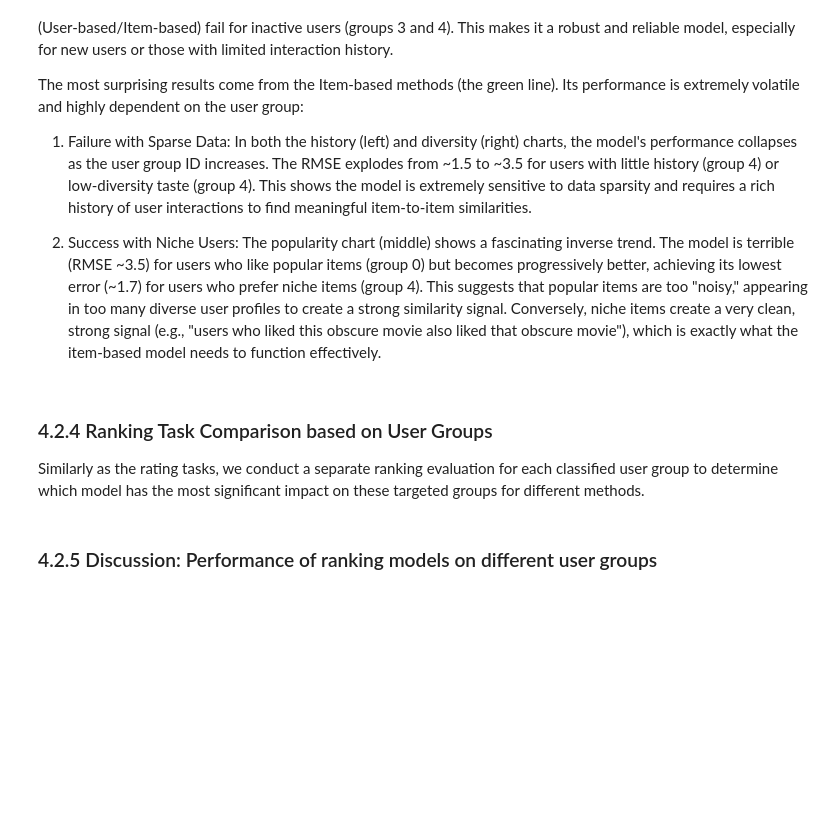
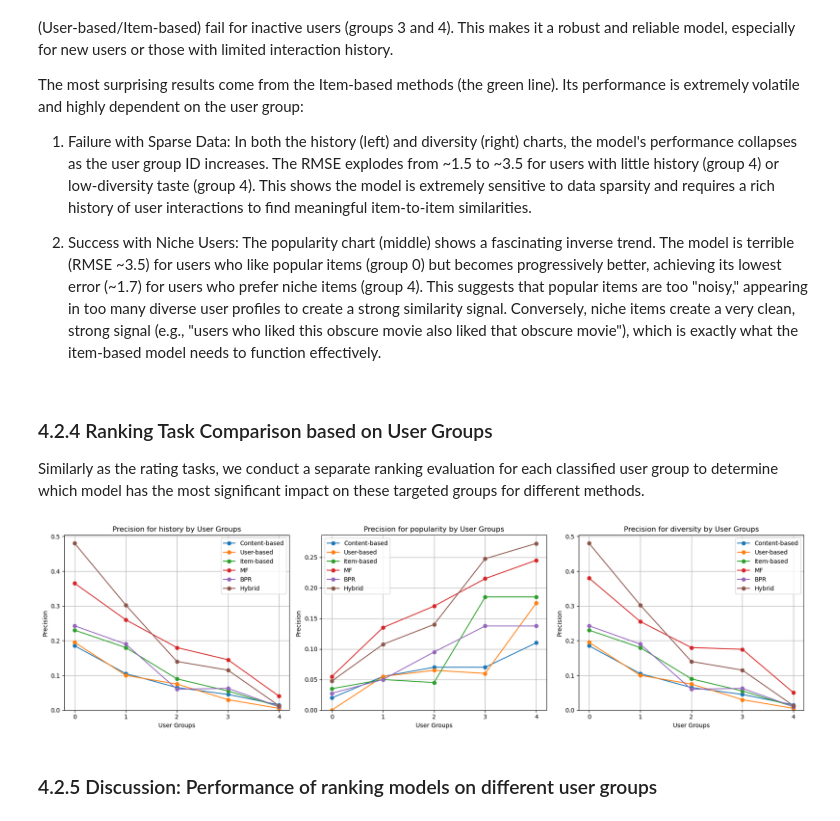
Before and after one commit to HJYblur/RecommenderSystem, a Jupyter notebook: Project-RecSys/2.ipynb, the cells around one changed output. Drawn from its saved outputs; the diff is of its cells as text; code cells hidden in the pictures; blank space fills up the shorter version.

Commit message:
Feat: Add display functions for ranking user groups

```diff
--- a/Project-RecSys/2.ipynb
+++ b/Project-RecSys/2.ipynb
@@ -3692,27 +3692,31 @@ def evaluate_ranking_user_group(test_data: pd.DataFrame, user_groups: dict, meth
             print(f"Group {group_id} has no test data.")
             continue
 
-        precision, recall, ndcg, mrr, map_score = None, None, None, None, None
         if method == 'Content-based':
-            precision, recall, ndcg, mrr, map_score = evaluate_content_based_ranking_prediction(train_data, group_test_data, content_type='full', aggregation_method='avg', k=batch_size_ranking_eval)
+            performance = evaluate_content_based_ranking_prediction(train_data, group_test_data, content_type='full', aggregation_method='avg', k=batch_size_ranking_eval)
         elif method == 'User-based':
             k = best_params['user_k']
-            precision, recall, ndcg, mrr, map_score = evaluate_user_cf_ranking_prediction(train_data, group_test_data, user_similarity_matrix, k)
+            performance = evaluate_user_cf_ranking_prediction(train_data, group_test_data, user_similarity_matrix, k)
         elif method == 'Item-based':
             k = best_params['item_k']
-            precision, recall, ndcg, mrr, map_score = evaluate_item_cf_ranking_prediction(train_data, group_test_data, item_similarity_matrix, k)
+            performance = evaluate_item_cf_ranking_prediction(train_data, group_test_data, item_similarity_matrix, k)
         elif method == 'MF':
             n_factors = best_params['mf_n_factors']
             n_epochs = best_params['mf_n_epochs']
             learning_rate = best_params['mf_lr']
-            precision, recall, ndcg, mrr, map_score = evaluate_mf_ranking_prediction(train_data, group_test_data, n_factors, n_epochs, learning_rate)
+            performance = evaluate_mf_ranking_prediction(train_data, group_test_data, n_factors, n_epochs, learning_rate)
         elif method == 'BPR':
             k = batch_size_ranking_eval
-            precision, recall, ndcg, mrr, map_score = evaluate_bpr_ranking(bpr, u_enc, i_enc, group_test_data, k=k, relevance_threshold=4)
+            performance = evaluate_bpr_ranking(bpr, u_enc, i_enc, group_test_data, k=k, relevance_threshold=4)
         elif method == 'Hybrid':
             assert hybrid_ranking is not None, "Hybrid model is not trained."
-            precision, recall, ndcg, mrr, map_score = evaluate_hybrid_ranking_prediction(hybrid_ranking, group_test_data, use_batch=True)
+            performance = evaluate_hybrid_ranking_prediction(hybrid_ranking, group_test_data, use_batch=True)
 
+        precision = performance['precision']
+        recall = performance['recall']
+        ndcg = performance['ndcg']
+        mrr = performance['mrr']
+        map_score = performance['map']
         group_mp[group_id] = (precision, recall, ndcg, mrr, map_score)
 
     return group_mp
@@ -3749,6 +3753,40 @@ for criteria in criterias:
         ranking_results = evaluate_ranking_all_methods_user_groups(test_data, train_data, num_groups, criteria=criteria)
         joblib.dump(ranking_results, DATA_PATH)
     print(ranking_results)
+# %%
+def display_ranking_user_group_results(ranking_results: pd.DataFrame):
+    '''
+    Input: [history/popularity/diversity]_rating_result: DataFrame
+    Display the evaluation results for different user groups.
+    Each criteria will have its own plot, with them combined in a row in a single figure.
+    In each plot, the x-axis represents user groups, and the y-axis represents RMSE values. Different lines represent different methods.
+    '''
+    criteria = ['history', 'popularity', 'diversity']
+
+    plt.figure(figsize=(18, 5))
+    for i in range(len(criteria)):
+        ranking_result = ranking_results[i]
+        plt.subplot(1, len(criteria), i + 1)
+
+        for method in ranking_methods:
+            method_data = ranking_result[ranking_result['Method'] == method]
+            plt.plot(method_data['User Groups'], method_data['precision'], marker='o', label=method)
+        plt.title(f'Precision for {criteria[i]} by User Groups')
+        plt.xlabel('User Groups')
+        plt.ylabel('Precision')
+        plt.xticks(range(num_groups))
+        plt.ylim(bottom=0)
+        plt.grid()
+        plt.legend()
+    plt.tight_layout()
+    plt.show()
+
+history_ranking_result = joblib.load(os.path.join(USER_GROUP_PATH, "ranking_history.joblib"))
+popularity_ranking_result = joblib.load(os.path.join(USER_GROUP_PATH, "ranking_popularity.joblib"))
+diversity_ranking_result = joblib.load(os.path.join(USER_GROUP_PATH, "ranking_diversity.joblib"))
+display_ranking_user_group_results([history_ranking_result, popularity_ranking_result, diversity_ranking_result])
+# %% [output]
+[figure, added]
 # %% [markdown]
 ### 4.2.5 Discussion: Performance of ranking models on different user groups
 # %% [markdown]
```
